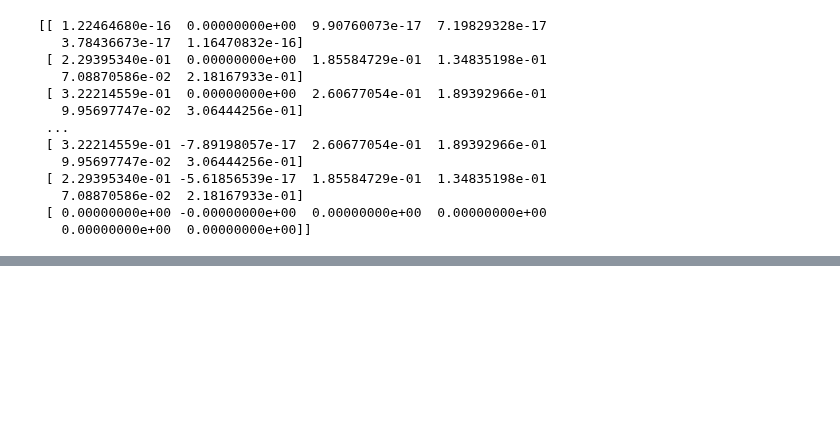
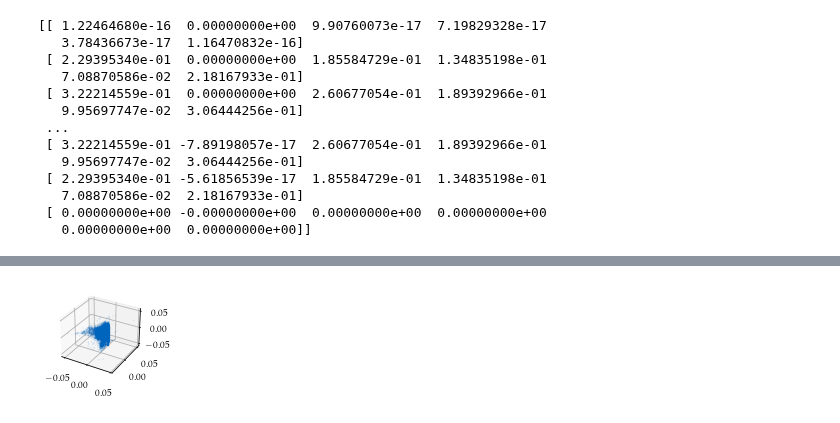
Before and after one commit to plainerman/density-transport, a Jupyter notebook: bacteria_simulation.ipynb, the cells around one changed output, grey strips where cells are left out. Cells and saved outputs as stored; diff of their text form; code cells hidden in the pictures; blank space fills up the shorter version.

```diff
--- a/bacteria_simulation.ipynb
+++ b/bacteria_simulation.ipynb
@@ -227,0 +214,7 @@ plt.show()
+# %%
+%%time
+import torch
+import flows.utils as flows
+
+flow_dist, spline_transform = flows.normalnd_to_samples(torch.tensor(target_mapping, dtype=torch.float), dim=3, steps=1401, normalize=True)
+flow_samples = flow_dist.sample(torch.Size([10000])).detach().numpy()
@@ -227,0 +231,10 @@ plt.show()
+# %%
+fig = plt.figure()
+ax = fig.add_subplot(111, projection='3d')
+ax.scatter(flow_samples[:,0], flow_samples[:,1], flow_samples[:,2], s=0.01, cmap='cividis', rasterized=True)
+#ax.set_xlim(-1.5, 1.5)
+#ax.set_ylim(-1.5, 1.5)
+#ax.set_zlim(-4, 4)
+plt.show()
+# %% [output]
+[figure, added]
```
Also changed, not shown: parts of 13 cells of this notebook, 9 other files.
